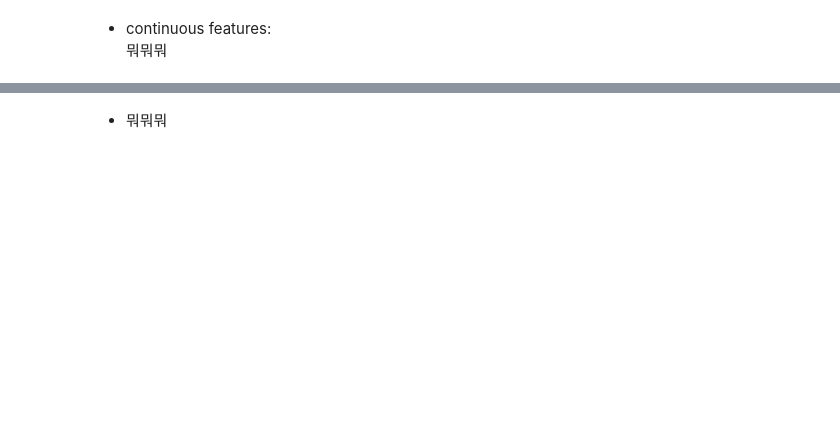
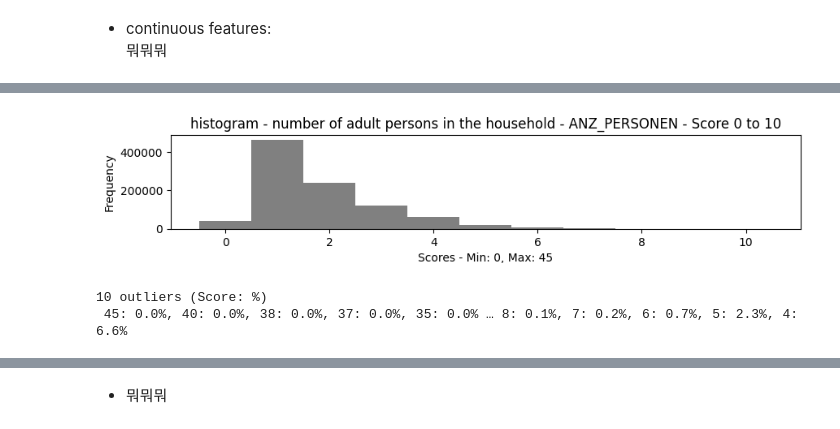
Before and after one commit to jaeyoun-chang/u_city_capstone, a Jupyter notebook: Arvato Project Workbook.ipynb, the cells around one changed output, grey strips where cells are left out. Drawn from its saved outputs; the diff is of its cells as text; code cells hidden in the pictures; blank space fills up the shorter version.

```diff
--- a/Arvato Project Workbook.ipynb
+++ b/Arvato Project Workbook.ipynb
@@ -1027,3 +1044,10 @@ def view_feature (data, feature, view_all = True, view_0_10 = True):
     #     print (', '.join(outlier_list[j : j+10]))
 
     print ('\n')
+# %%
+'''
+create a concatenated dataframe of 2 datasets for temporary use
+'''
+
+concat_data = pd.concat([customers, azdias], axis=0).reset_index(drop = True)
+concat_data.info()
@@ -1029,0 +1060,8 @@ def view_feature (data, feature, view_all = True, view_0_10 = True):
+# %%
+'''
+datasets containing intersection features in both of datasets and ref_attr
+'''
+
+datasets = concat_data[
+    list(feature_dict['customers_intsec_ref_attr'])].copy()
+datasets.shape
@@ -1110,12 +1191,16 @@ set(intsec_continuous.Attribute.unique()) == set(attr_continuous)
 # %%
 '''
 ANZ_PERSONEN
 - Value 0 might be strange or extreme but is possible
 - outliers: household with over 10 adult persons is highly extreme or data error,
   that Value over 10 should be replaced to NaN
 '''
 
-view_feature (concat_intsec, 'ANZ_PERSONEN', False)
+view_feature (datasets, 'ANZ_PERSONEN', False)
+# %% [output]
+[figure, added]
+10 outliers (Score: %)
+ 45: 0.0%, 40: 0.0%, 38: 0.0%, 37: 0.0%, 35: 0.0% … 8: 0.1%, 7: 0.2%, 6: 0.7%, 5: 2.3%, 4: 6.6%
 # %%
 '''
 NOTE
```
Also changed, not shown: parts of 155 cells of this notebook, 1 other file.
